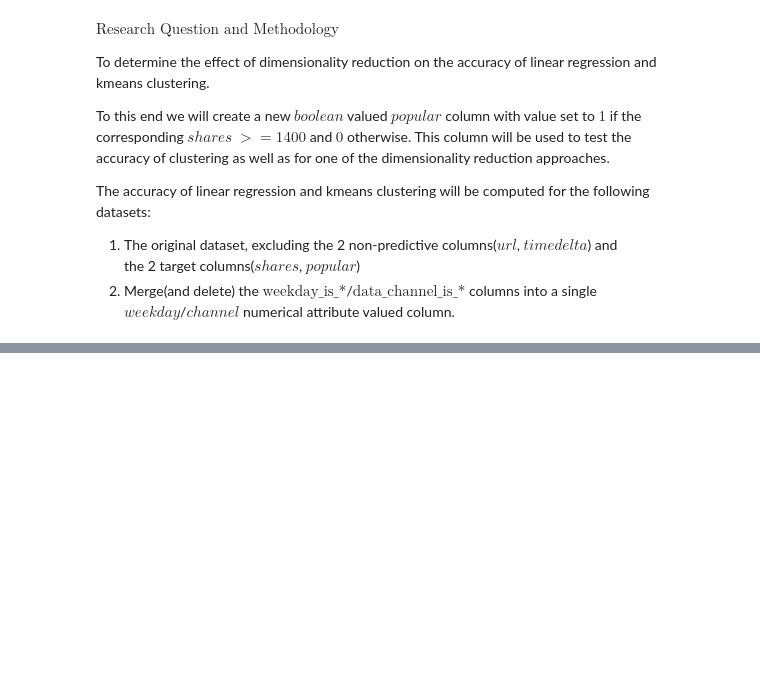
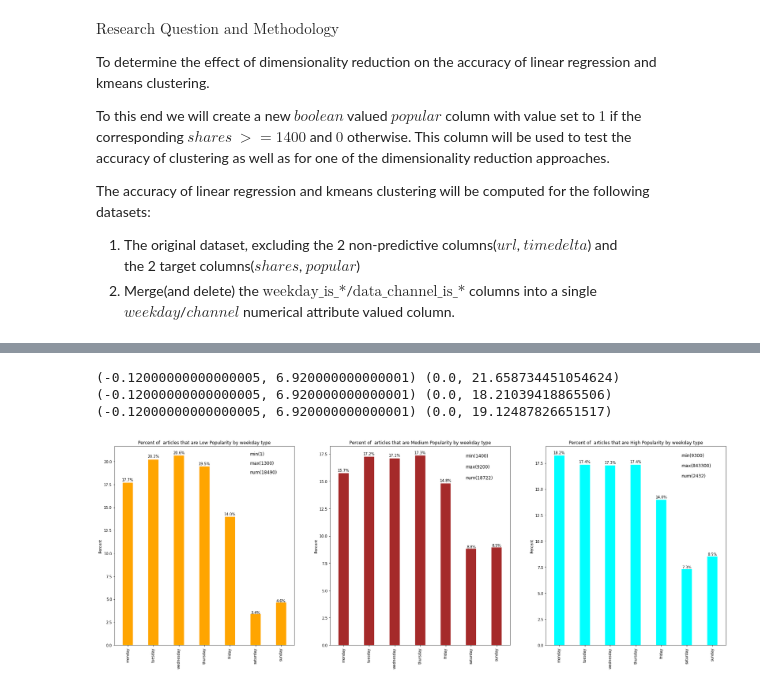
Before and after one commit to nsriniva/DS-Unit-1-Build, a Jupyter notebook: DS_Unit_1_BuildProject_1.ipynb, the cells around one changed output, grey strips where cells are left out. Cells and saved outputs as stored; diff of their text form; code cells hidden in the pictures; blank space fills up the shorter version.

```diff
--- a/DS_Unit_1_BuildProject_1.ipynb
+++ b/DS_Unit_1_BuildProject_1.ipynb
@@ -483,0 +413,12 @@ plot_against_popular_level(vpop_df,ax[1][2], col='weekday', title='High',name_di
+# %%
+#Create the plot
+fig, ax = plt.subplots(1,3,figsize=(30,10))
+
+plot_against_popular_level(lpop_df,ax[0], col='weekday', name_dict=wm, two=False, color='orange')
+plot_against_popular_level(mpop_df,ax[1], col='weekday', title='Medium',name_dict=wm, two=False, color='brown')
+plot_against_popular_level(vpop_df,ax[2], col='weekday', title='High',name_dict=wm, two=False, color='cyan')
+# %% [output]
+(-0.12000000000000005, 6.920000000000001) (0.0, 21.658734451054624)
+(-0.12000000000000005, 6.920000000000001) (0.0, 18.21039418865506)
+(-0.12000000000000005, 6.920000000000001) (0.0, 19.12487826651517)
+[figure, added]
```
Also changed, not shown: parts of 9 cells of this notebook.
